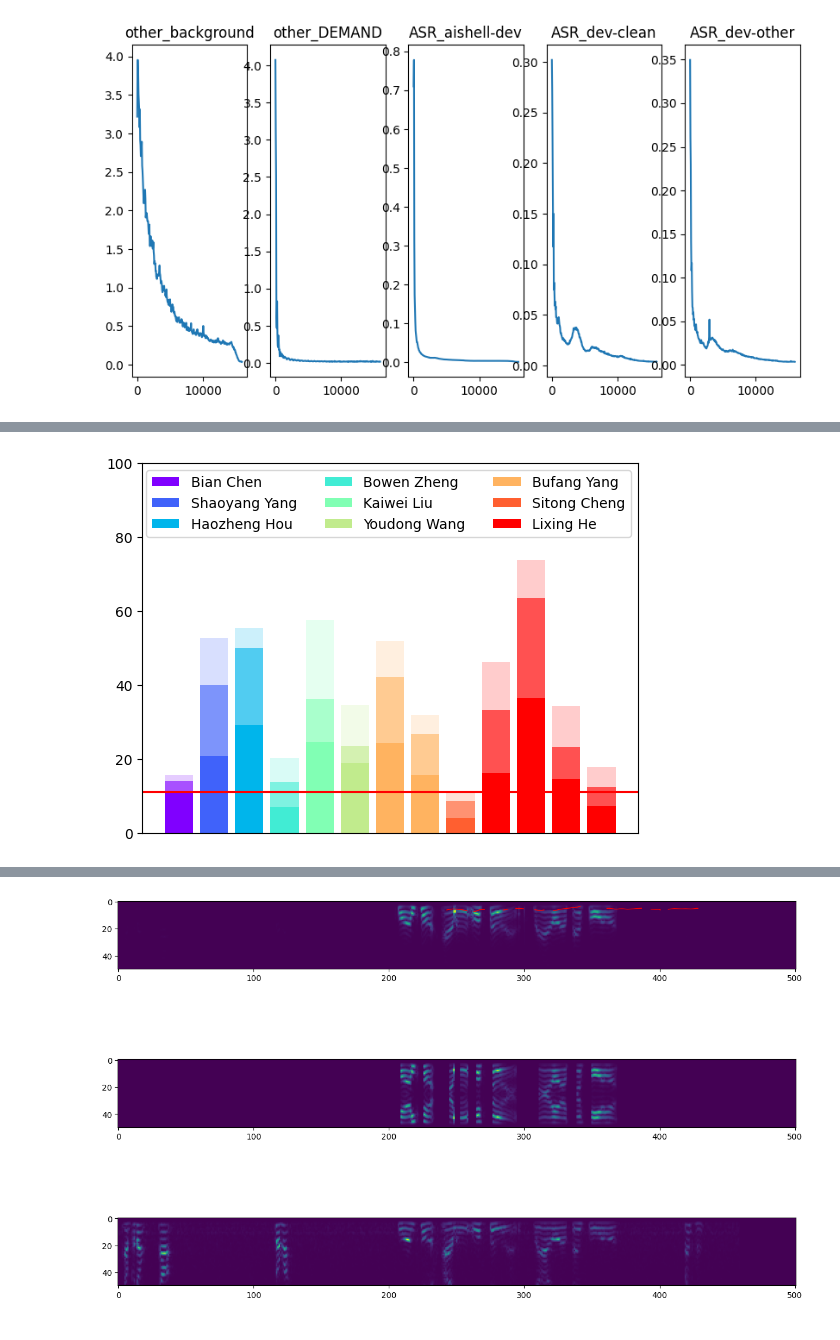
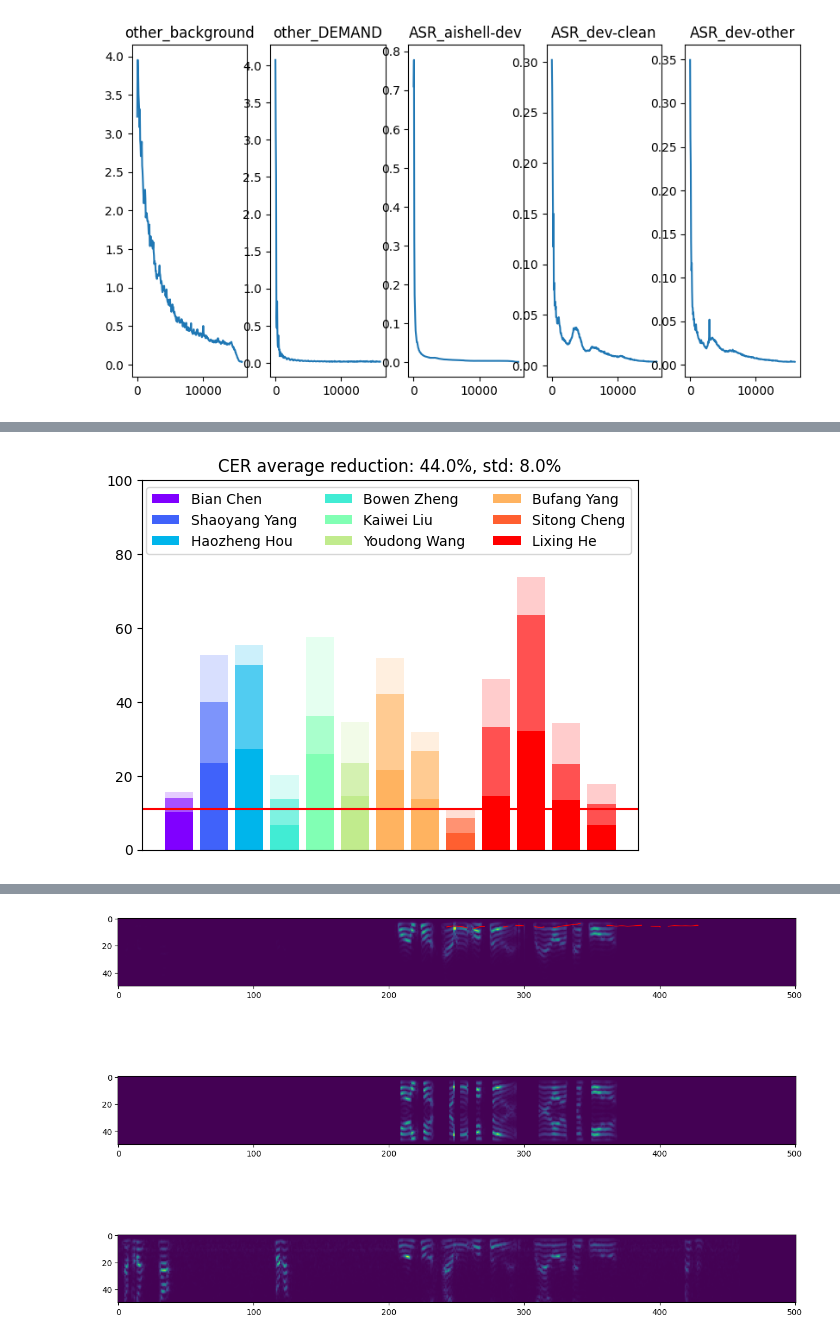
Before and after one commit to CUHK-AIoT-Sensing/Earable, a Jupyter notebook: vibvoice+/figure.ipynb, the cells around one changed output, grey strips where cells are left out. Cells and saved outputs as stored; diff of their text form; code cells hidden in the pictures.

```diff
--- a/vibvoice+/figure.ipynb
+++ b/vibvoice+/figure.ipynb
@@ -90,44 +90,42 @@ def organize_dict(dictionary):
         else:
             new_dict[speaker][date] = dictionary[key]
     return new_dict
-
+def improvement_ratio(cer1, cer2):
+    ratios = []
+    for cer1_, cer2_ in zip(cer1.values(), cer2.values()):
+        ratios.append((cer1_ - cer2_) / cer1_)
+    return np.mean(ratios), np.std(ratios)
 inp = {'Bian_Chen_2023-09-07': 15.55, 'Shaoyang_Yang_2023-09-10': 52.62, 'Haozheng_Hou_2023-09-11': 55.35, 'Bowen_Zheng_2023-09-07': 20.06, 'Kaiwei_Liu_2023-09-11': 57.47, 'Youdong_Wang_2023-09-11': 34.44, 'Bufang_Yang_2023-09-09': 51.68, 'Bufang_Yang_2023-09-05': 31.83, 'Sitong_Cheng_2023-09-07': 11.32, 'Lixing_He_2023-09-10': 46.15, 'Lixing_He_2023-09-11': 73.66, 'Lixing_He_2023-09-09': 34.3, 'Lixing_He_2023-09-05': 17.7}
 
 baseline = {'Bian_Chen_2023-09-07': 14.02, 'Shaoyang_Yang_2023-09-10': 39.81, 'Haozheng_Hou_2023-09-11': 49.95, 'Bowen_Zheng_2023-09-07': 13.55, 'Kaiwei_Liu_2023-09-11': 36.11, 'Youdong_Wang_2023-09-11': 23.46, 'Bufang_Yang_2023-09-09': 41.99, 'Bufang_Yang_2023-09-05': 26.62, 'Sitong_Cheng_2023-09-07': 8.6, 'Lixing_He_2023-09-10': 33.17, 'Lixing_He_2023-09-11': 63.5, 'Lixing_He_2023-09-09': 23.08, 'Lixing_He_2023-09-05': 12.44}
 
-vibvoice = {'Bian_Chen_2023-09-07': 11.2, 'Shaoyang_Yang_2023-09-10': 20.81, 'Haozheng_Hou_2023-09-11': 29.02, 'Bowen_Zheng_2023-09-07': 6.9, 'Kaiwei_Liu_2023-09-11': 24.58, 'Youdong_Wang_2023-09-11': 18.79, 'Bufang_Yang_2023-09-09': 24.33, 'Bufang_Yang_2023-09-05': 15.59, 'Sitong_Cheng_2023-09-07': 3.91, 'Lixing_He_2023-09-10': 16.19, 'Lixing_He_2023-09-11': 36.37, 'Lixing_He_2023-09-09': 14.36, 'Lixing_He_2023-09-05': 7.19}
+vibvoice = {'Bian_Chen_2023-09-07': 10.26, 'Shaoyang_Yang_2023-09-10': 23.5, 'Haozheng_Hou_2023-09-11': 27.17, 'Bowen_Zheng_2023-09-07': 6.73, 'Kaiwei_Liu_2023-09-11': 25.88, 'Youdong_Wang_2023-09-11': 14.56, 'Bufang_Yang_2023-09-09': 21.49, 'Bufang_Yang_2023-09-05': 13.79, 'Sitong_Cheng_2023-09-07': 4.58, 'Lixing_He_2023-09-10': 14.6, 'Lixing_He_2023-09-11': 32.04, 'Lixing_He_2023-09-09': 13.36, 'Lixing_He_2023-09-05': 6.71}
 
-
+average_improve, std_improve = improvement_ratio(baseline, vibvoice)
 inp = organize_dict(inp)
 baseline = organize_dict(baseline)
 vibvoice = organize_dict(vibvoice)
 speaker = ''
 dates = []
 j = 0
 from matplotlib.pyplot import cm
 color = cm.rainbow(np.linspace(0, 1, len(vibvoice.keys())))
 color_light = color
 color_light[:, -1] = 1
 for i, speaker in enumerate(vibvoice.keys()):
-
     dates = inp[speaker].keys()
     cer = inp[speaker].values()
     plt.bar(range(j, j+len(dates)), cer, color=color[i] + np.array([0, 0, 0, -0.8]))
-
-    dates = baseline[speaker].keys()
     cer_baseline = baseline[speaker].values()
     plt.bar(range(j, j+len(dates)), cer_baseline, color=color[i] + np.array([0, 0, 0, -0.4]))
-
-    dates = vibvoice[speaker].keys()
     cer_vib = vibvoice[speaker].values()
     plt.bar(range(j, j+len(dates)), cer_vib, color=color[i], label=speaker)
-
-
     j += len(dates)
 plt.axhline(y=11, color='r', linestyle='-')
 plt.ylim(0, 100)
 plt.legend(ncol=3)
+plt.title('CER average reduction: ' + str(round(average_improve, 2) * 100) + '%, std: ' + str(round(std_improve, 2) * 100) + '%')
 plt.xticks([])
 plt.show()
 # %% [output]
-[figure, old version]
+[figure, new version]
```
Also changed, not shown: parts of 2 cells of this notebook, 23 other files.
